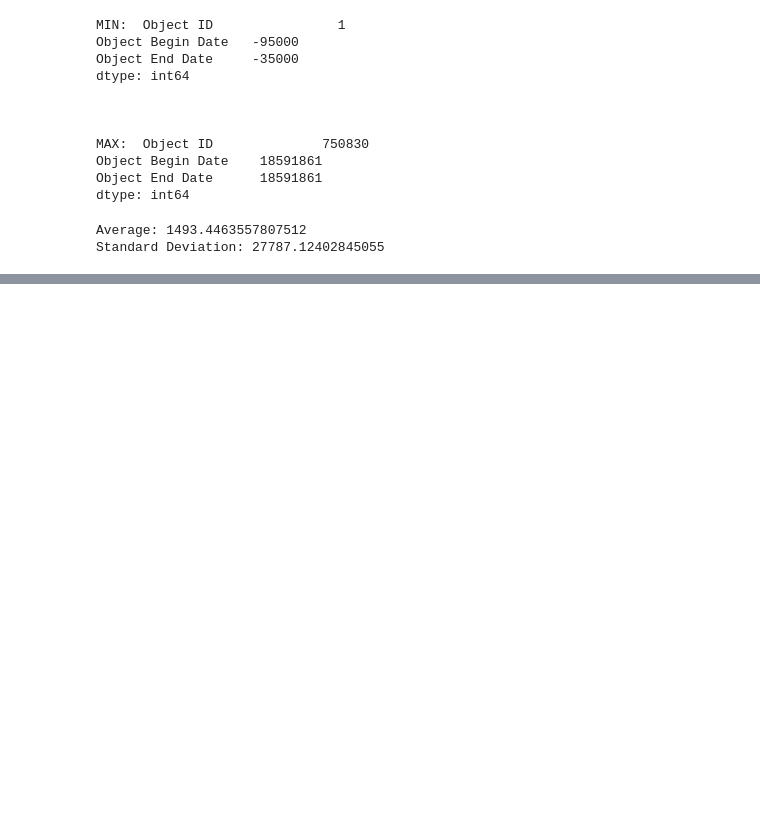
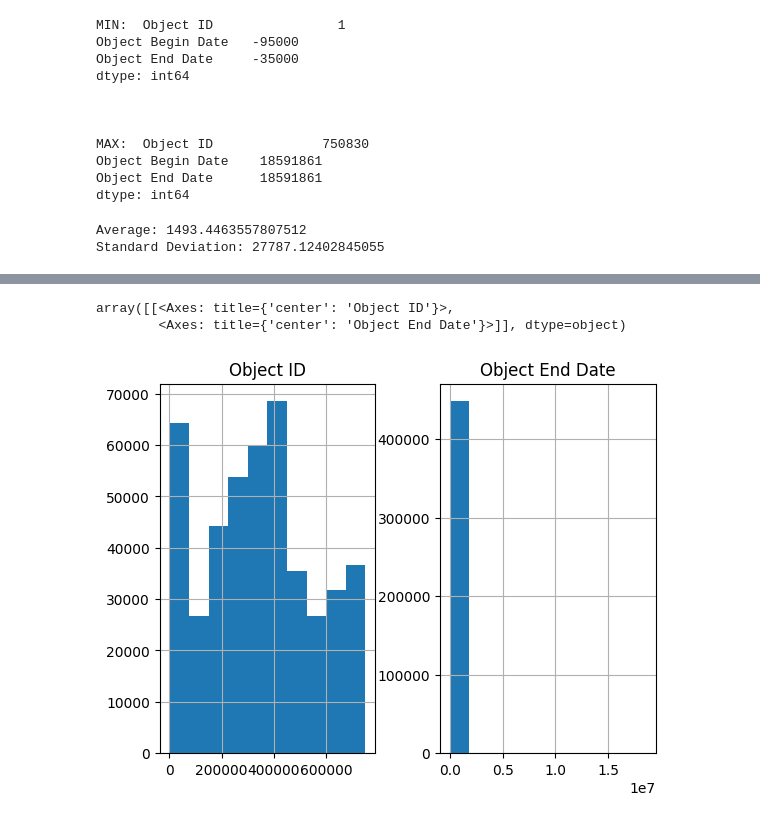
Before and after one commit to MoeinDSP/Data-and-Information-Quality, a Jupyter notebook: 2_Data_Profiling.ipynb, the cells around one changed output, grey strips where cells are left out. Saved outputs shown, nothing was run; the diff lists cells and outputs as text; code cells hidden in the pictures; blank space fills up the shorter version.

```diff
--- a/2_Data_Profiling.ipynb
+++ b/2_Data_Profiling.ipynb
@@ -214,0 +237,7 @@ MAX_COUNTS
+# %%
+#we can also display multiple histograms
+df[['Object ID','Object End Date']].hist()
+# %% [output]
+array([[<Axes: title={'center': 'Object ID'}>,
+        <Axes: title={'center': 'Object End Date'}>]], dtype=object)
+[figure, added]
```
Also changed, not shown: parts of 13 cells of this notebook.
